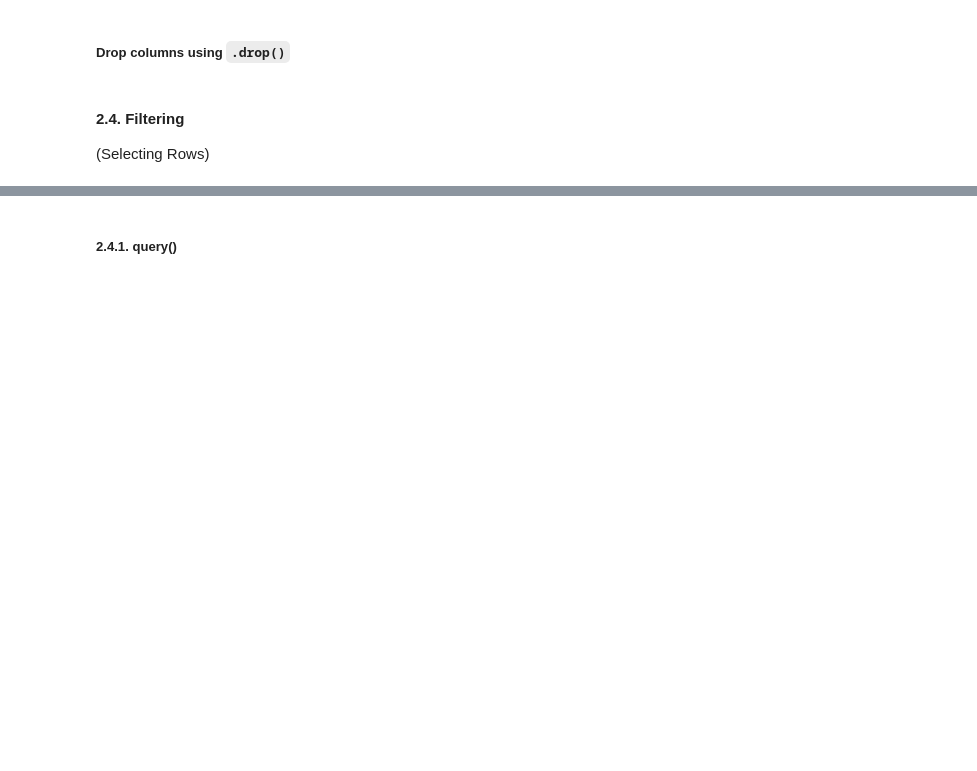
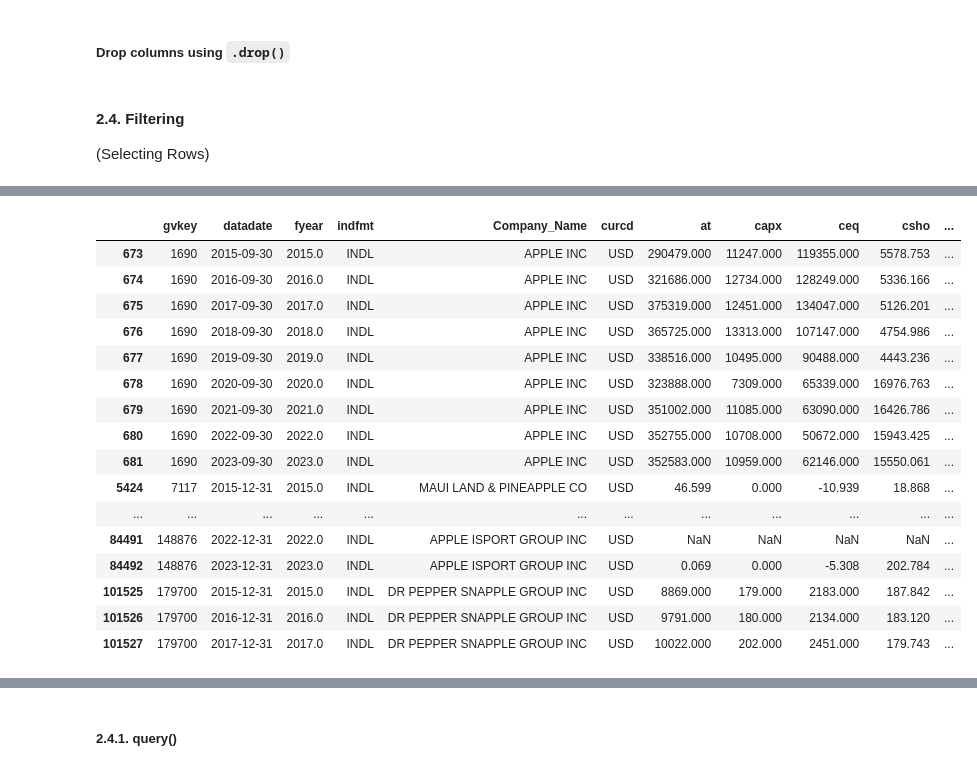
Before and after one commit to leonard67/AFDEN-Python-Workshop, a Jupyter notebook: 2-1-Pandas.ipynb, the cells around one changed output, grey strips where cells are left out. Saved outputs shown, nothing was run; the diff lists cells and outputs as text; code cells hidden in the pictures; blank space fills up the shorter version.

```diff
--- a/2-1-Pandas.ipynb
+++ b/2-1-Pandas.ipynb
@@ -89,2 +195,5 @@ df.columns
+# %%
+# Rename variable
+df.rename(columns={'conm': 'Company_Name'}, inplace= True)
 # %% [markdown]
 #### 2.3. Accessing DataFrames
@@ -105,0 +349,20 @@ df.columns
+# %%
+df[df["Company_Name"].str.contains('APPLE')]
+# %% [output]
+|  | gvkey | datadate | fyear | indfmt | Company_Name | curcd | at | capx | ceq | csho | ... |
+| 673 | 1690 | 2015-09-30 | 2015.0 | INDL | APPLE INC | USD | 290479.000 | 11247.000 | 119355.000 | 5578.753 | ... |
+| 674 | 1690 | 2016-09-30 | 2016.0 | INDL | APPLE INC | USD | 321686.000 | 12734.000 | 128249.000 | 5336.166 | ... |
+| 675 | 1690 | 2017-09-30 | 2017.0 | INDL | APPLE INC | USD | 375319.000 | 12451.000 | 134047.000 | 5126.201 | ... |
+| 676 | 1690 | 2018-09-30 | 2018.0 | INDL | APPLE INC | USD | 365725.000 | 13313.000 | 107147.000 | 4754.986 | ... |
+| 677 | 1690 | 2019-09-30 | 2019.0 | INDL | APPLE INC | USD | 338516.000 | 10495.000 | 90488.000 | 4443.236 | ... |
+| 678 | 1690 | 2020-09-30 | 2020.0 | INDL | APPLE INC | USD | 323888.000 | 7309.000 | 65339.000 | 16976.763 | ... |
+| 679 | 1690 | 2021-09-30 | 2021.0 | INDL | APPLE INC | USD | 351002.000 | 11085.000 | 63090.000 | 16426.786 | ... |
+| 680 | 1690 | 2022-09-30 | 2022.0 | INDL | APPLE INC | USD | 352755.000 | 10708.000 | 50672.000 | 15943.425 | ... |
+| 681 | 1690 | 2023-09-30 | 2023.0 | INDL | APPLE INC | USD | 352583.000 | 10959.000 | 62146.000 | 15550.061 | ... |
+| 5424 | 7117 | 2015-12-31 | 2015.0 | INDL | MAUI LAND & PINEAPPLE CO | USD | 46.599 | 0.000 | -10.939 | 18.868 | ... |
+| ... | ... | ... | ... | ... | ... | ... | ... | ... | ... | ... | ... |
+| 84491 | 148876 | 2022-12-31 | 2022.0 | INDL | APPLE ISPORT GROUP INC | USD | NaN | NaN | NaN | NaN | ... |
+| 84492 | 148876 | 2023-12-31 | 2023.0 | INDL | APPLE ISPORT GROUP INC | USD | 0.069 | 0.000 | -5.308 | 202.784 | ... |
+| 101525 | 179700 | 2015-12-31 | 2015.0 | INDL | DR PEPPER SNAPPLE GROUP INC | USD | 8869.000 | 179.000 | 2183.000 | 187.842 | ... |
+| 101526 | 179700 | 2016-12-31 | 2016.0 | INDL | DR PEPPER SNAPPLE GROUP INC | USD | 9791.000 | 180.000 | 2134.000 | 183.120 | ... |
+| 101527 | 179700 | 2017-12-31 | 2017.0 | INDL | DR PEPPER SNAPPLE GROUP INC | USD | 10022.000 | 202.000 | 2451.000 | 179.743 | ... |
```
Also changed, not shown: parts of 30 cells of this notebook, 4 other files.
